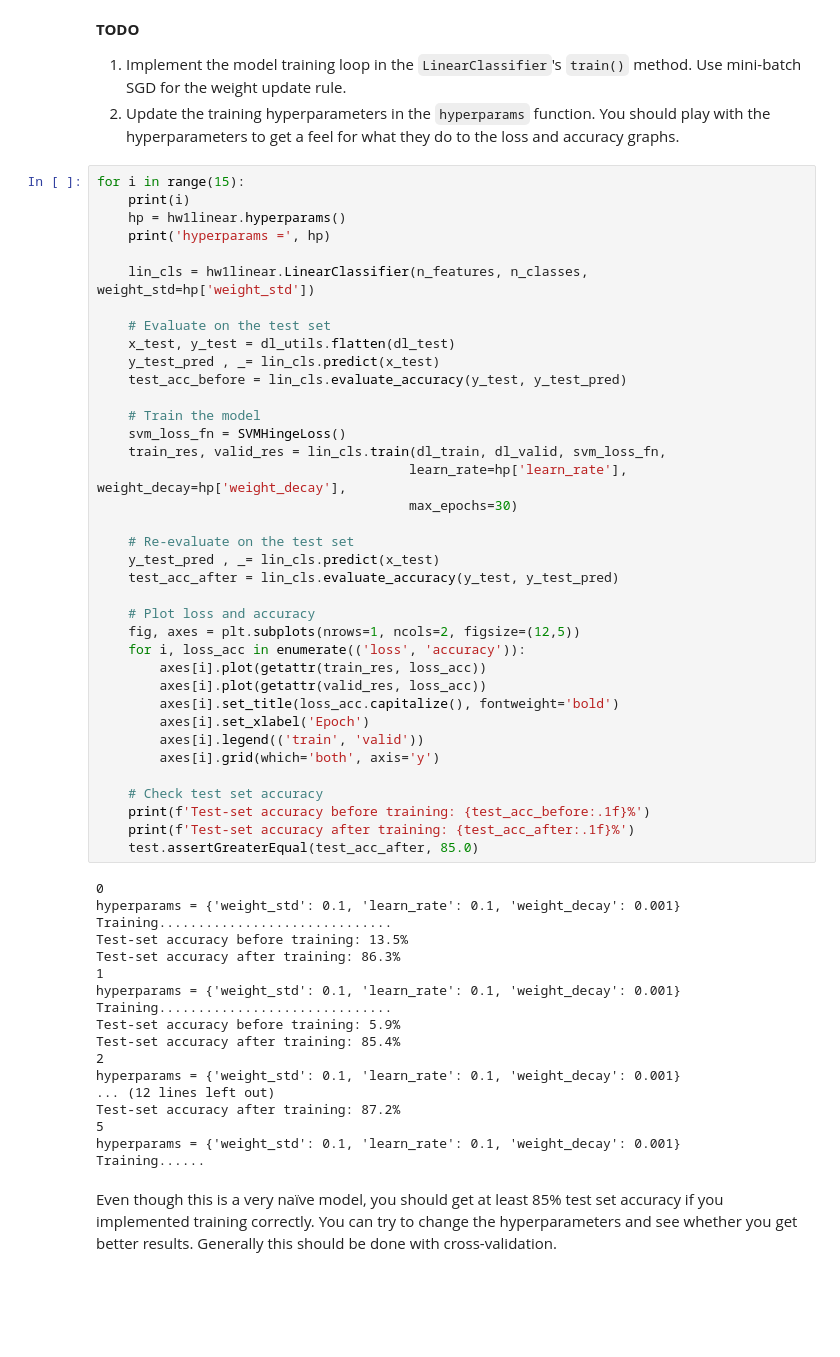
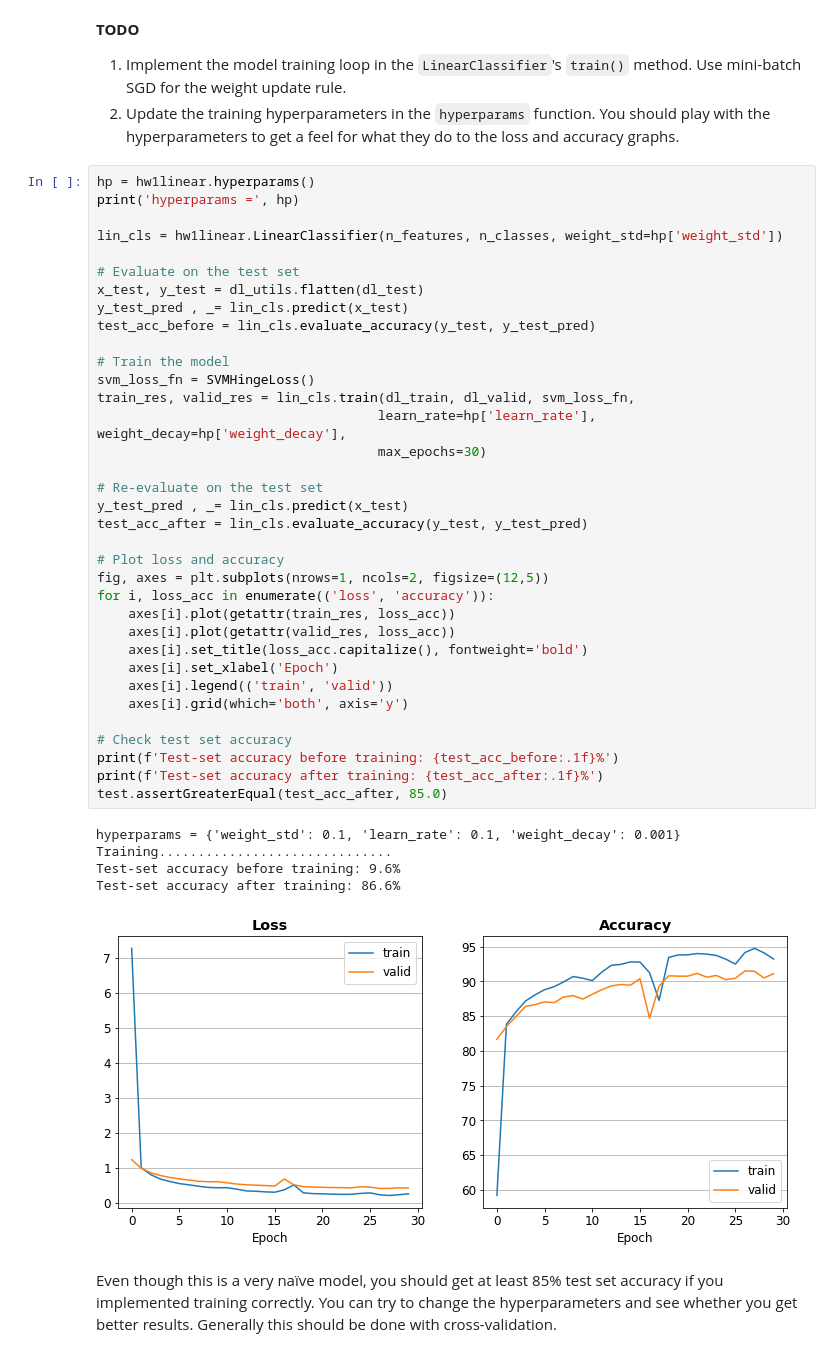
Before and after one commit to bar371/DL_class, a Jupyter notebook: hw1/Part3_LinearClassifier.ipynb, the cells around one changed output. Drawn from its saved outputs; the diff is of its cells as text; blank space fills up the shorter version.

```diff
--- a/hw1/Part3_LinearClassifier.ipynb
+++ b/hw1/Part3_LinearClassifier.ipynb
@@ -527,60 +540,46 @@ Implementation notes:
    You should play with the hyperparameters to get a feel for what they do to the
    loss and accuracy graphs.
 # %%
-for i in range(15):
-    print(i)
-    hp = hw1linear.hyperparams()
-    print('hyperparams =', hp)
+hp = hw1linear.hyperparams()
+print('hyperparams =', hp)
 
-    lin_cls = hw1linear.LinearClassifier(n_features, n_classes, weight_std=hp['weight_std'])
+lin_cls = hw1linear.LinearClassifier(n_features, n_classes, weight_std=hp['weight_std'])
 
-    # Evaluate on the test set
-    x_test, y_test = dl_utils.flatten(dl_test)
-    y_test_pred , _= lin_cls.predict(x_test)
-    test_acc_before = lin_cls.evaluate_accuracy(y_test, y_test_pred)
+# Evaluate on the test set
+x_test, y_test = dl_utils.flatten(dl_test)
+y_test_pred , _= lin_cls.predict(x_test)
+test_acc_before = lin_cls.evaluate_accuracy(y_test, y_test_pred)
 
-    # Train the model
-    svm_loss_fn = SVMHingeLoss()
-    train_res, valid_res = lin_cls.train(dl_train, dl_valid, svm_loss_fn,
-                                        learn_rate=hp['learn_rate'], weight_decay=hp['weight_decay'],
-                                        max_epochs=30)
+# Train the model
+svm_loss_fn = SVMHingeLoss()
+train_res, valid_res = lin_cls.train(dl_train, dl_valid, svm_loss_fn,
+                                    learn_rate=hp['learn_rate'], weight_decay=hp['weight_decay'],
+                                    max_epochs=30)
 
-    # Re-evaluate on the test set
-    y_test_pred , _= lin_cls.predict(x_test)
-    test_acc_after = lin_cls.evaluate_accuracy(y_test, y_test_pred)
+# Re-evaluate on the test set
+y_test_pred , _= lin_cls.predict(x_test)
+test_acc_after = lin_cls.evaluate_accuracy(y_test, y_test_pred)
 
-    # Plot loss and accuracy
-    fig, axes = plt.subplots(nrows=1, ncols=2, figsize=(12,5))
-    for i, loss_acc in enumerate(('loss', 'accuracy')):
-        axes[i].plot(getattr(train_res, loss_acc))
-        axes[i].plot(getattr(valid_res, loss_acc))
-        axes[i].set_title(loss_acc.capitalize(), fontweight='bold')
-        axes[i].set_xlabel('Epoch')
-        axes[i].legend(('train', 'valid'))
-        axes[i].grid(which='both', axis='y')
+# Plot loss and accuracy
+fig, axes = plt.subplots(nrows=1, ncols=2, figsize=(12,5))
+for i, loss_acc in enumerate(('loss', 'accuracy')):
+    axes[i].plot(getattr(train_res, loss_acc))
+    axes[i].plot(getattr(valid_res, loss_acc))
+    axes[i].set_title(loss_acc.capitalize(), fontweight='bold')
+    axes[i].set_xlabel('Epoch')
+    axes[i].legend(('train', 'valid'))
+    axes[i].grid(which='both', axis='y')
 
-    # Check test set accuracy
-    print(f'Test-set accuracy before training: {test_acc_before:.1f}%')
-    print(f'Test-set accuracy after training: {test_acc_after:.1f}%')
-    test.assertGreaterEqual(test_acc_after, 85.0)
+# Check test set accuracy
+print(f'Test-set accuracy before training: {test_acc_before:.1f}%')
+print(f'Test-set accuracy after training: {test_acc_after:.1f}%')
+test.assertGreaterEqual(test_acc_after, 85.0)
 # %% [output]
-0
 hyperparams = {'weight_std': 0.1, 'learn_rate': 0.1, 'weight_decay': 0.001}
 Training..............................
-Test-set accuracy before training: 13.5%
-Test-set accuracy after training: 86.3%
-1
-hyperparams = {'weight_std': 0.1, 'learn_rate': 0.1, 'weight_decay': 0.001}
-Training..............................
-Test-set accuracy before training: 5.9%
-Test-set accuracy after training: 85.4%
-2
-hyperparams = {'weight_std': 0.1, 'learn_rate': 0.1, 'weight_decay': 0.001}
-... (12 lines left out)
-Test-set accuracy after training: 87.2%
-5
-hyperparams = {'weight_std': 0.1, 'learn_rate': 0.1, 'weight_decay': 0.001}
-Training......
+Test-set accuracy before training: 9.6%
+Test-set accuracy after training: 86.6%
+[figure, added]
 # %% [markdown]
 Even though this is a very naïve model, you should get at least 85% test set accuracy if you implemented training correctly. You can try to change the hyperparameters and see whether you get better results. Generally this should be done with cross-validation.
 # %% [markdown]
```
Also changed, not shown: parts of 7 cells of this notebook, 3 other files.
